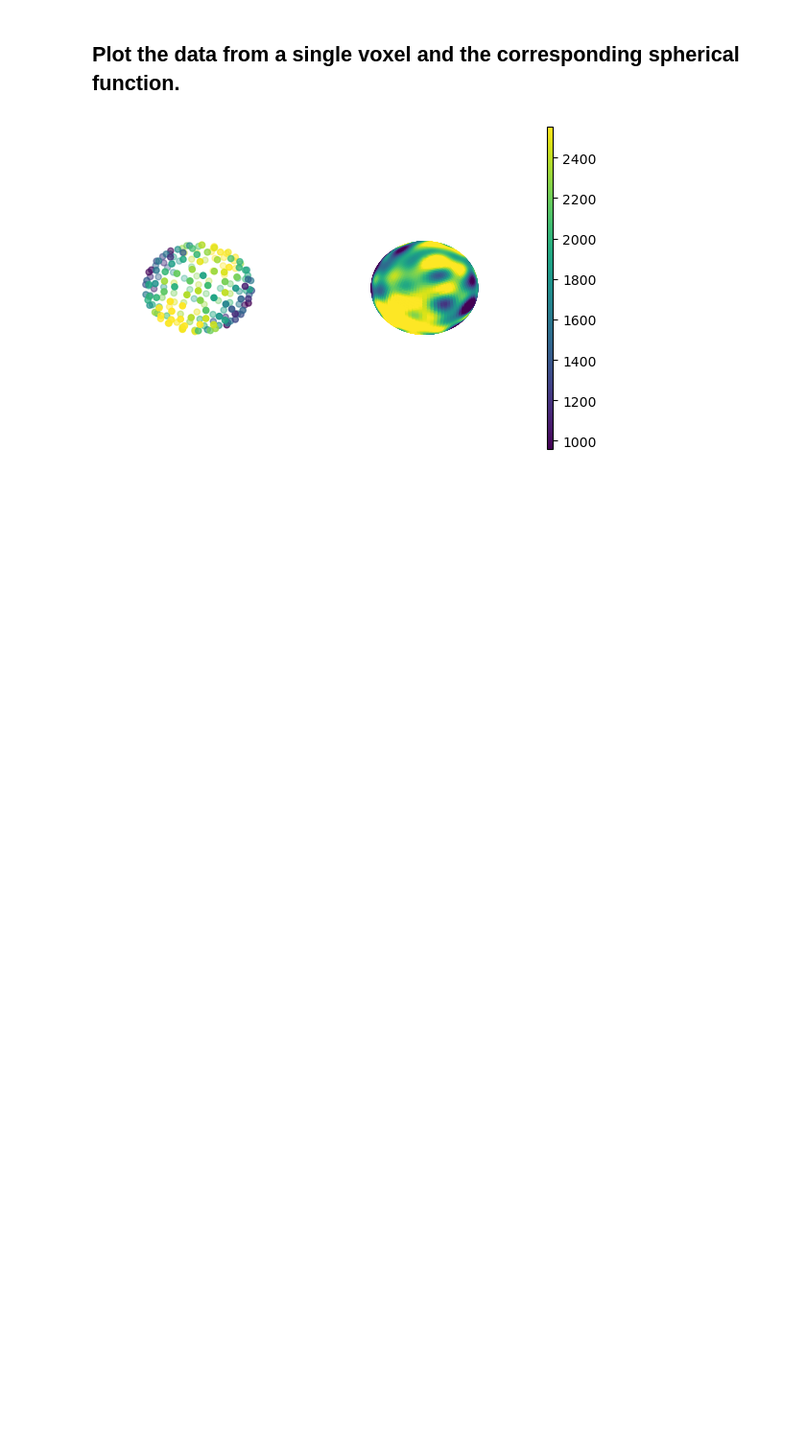
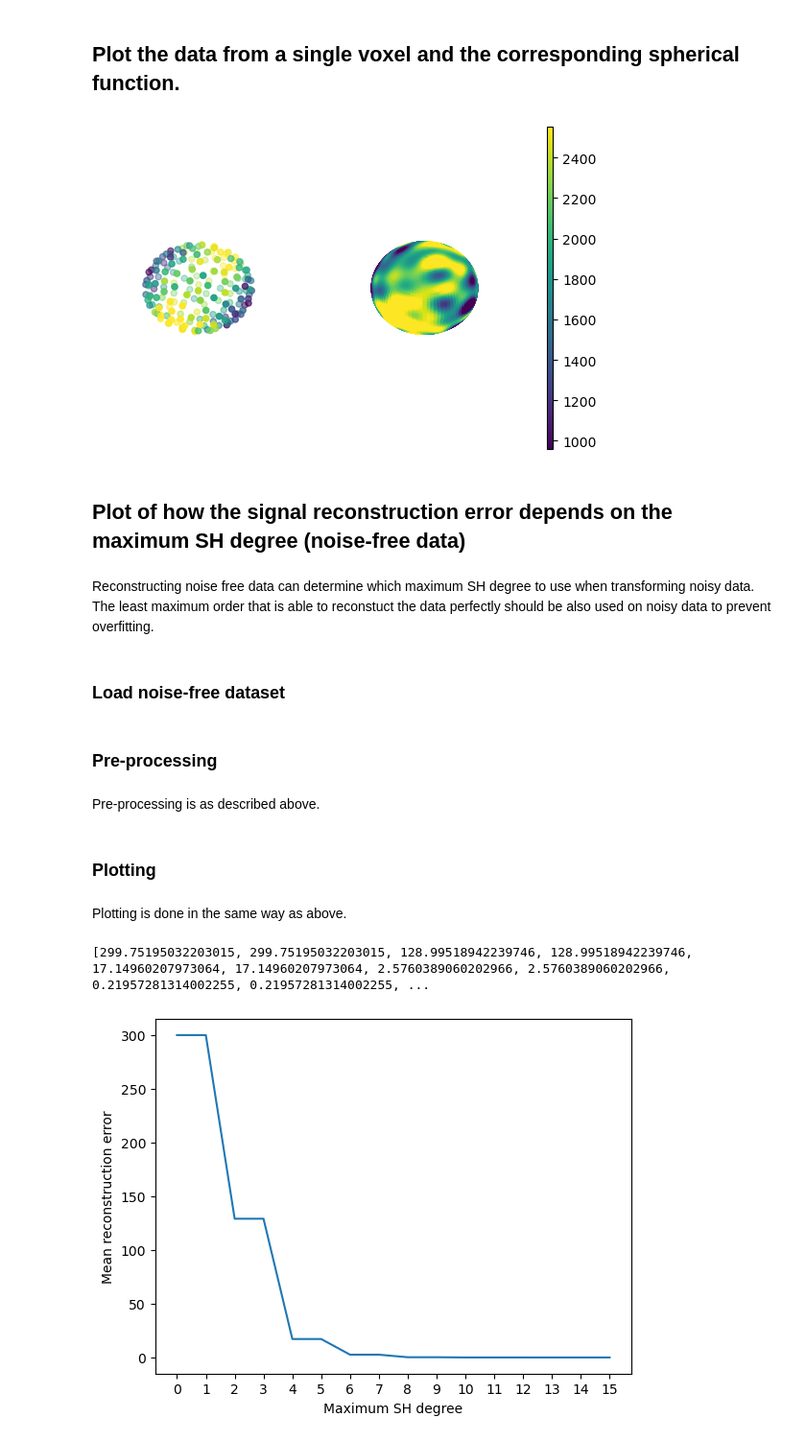
Before and after one commit to AlesRessler/AlesMScProject, a Jupyter notebook: 06 Spherical harmonics visualisation.ipynb, the cells around one changed output. Shown at 96% size. Cells and saved outputs as stored; diff of their text form; code cells hidden in the pictures; blank space fills up the shorter version.

```diff
--- a/06 Spherical harmonics visualisation.ipynb
+++ b/06 Spherical harmonics visualisation.ipynb
@@ -152,3 +152,72 @@ cbar = fig.colorbar(sm, ax=[ax,ax2], cax=cbar_ax)
 plt.show()
 # %% [output]
 [figure]
+# %% [markdown]
+## Plot of how the signal reconstruction error depends on the maximum SH degree (noise-free data)
+# %% [markdown]
+Reconstructing noise free data can determine which maximum SH degree to use when transforming noisy data. The least maximum order that is able to reconstuct the data perfectly should be also used on noisy data to prevent overfitting.
+# %% [markdown]
+### Load noise-free dataset
+# %%
+bvals, qhat, dwis = load_dt_simulated.load_dt_simulated_multiple_populations(number_of_data_points=90, b_value=1000, b_0_signal=3000, include_b_0=False, noise_standard_deviation=0, eigenvalues=[(0.00260348, 0.00026138, 0.00013102),(0.00026138, 0.00260348, 0.00013102)], eigenvectors=[None,None], fractions=[0.5,0.5], seed=1)
+# %% [markdown]
+### Pre-processing
+# %% [markdown]
+Pre-processing is as described above.
+# %%
+bvals, qhat, dwis = extend_dataset_with_origin_reflections(bvals, qhat, dwis)
+
+thetas, phis = convert_coords_from_cartesian_to_spherical(qhat)
+
+voxel = dwis
+# %% [markdown]
+### Plotting
+# %% [markdown]
+Plotting is done in the same way as above.
+# %%
+all_expansion_coefficients = []
+all_inverse_spherical_fourier_transforms = []
+
+all_design_matrices = []
+
+# Determines the number of values used for the maximum degree
+max_degree_upper_limit = 16
+
+for max_degree in range(max_degree_upper_limit):
+    design_matrix = get_design_matrix(max_degree = max_degree, number_of_samples=len(bvals), thetas=thetas, phis=phis)
+    all_design_matrices.append(design_matrix)
+    spherical_fourier_transform = get_spherical_fourier_transform(design_matrix)
+
+    expansion_coefficients = spherical_fourier_transform @ voxel
+    inverse_spherical_fourier_transform = get_inverse_spherical_fourier_transform(design_matrix)
+
+    all_expansion_coefficients.append(expansion_coefficients)
+    all_inverse_spherical_fourier_transforms.append(inverse_spherical_fourier_transform)
+
+all_reconstructed_signals = []
+
+for max_degree in range(max_degree_upper_limit):
+    reconstructed_signal = all_inverse_spherical_fourier_transforms[max_degree] @ all_expansion_coefficients[max_degree]
+    all_reconstructed_signals.append(reconstructed_signal)
+
+all_reconstruction_errors = []
+
+for max_degree in range(max_degree_upper_limit):
+    reconstruction_errors = voxel - all_reconstructed_signals[max_degree]
+    all_reconstruction_errors.append(reconstruction_errors)
+
+all_mean_reconstruction_errors = []
+
+for max_degree in range(max_degree_upper_limit):
+    mean_reconstruction_error = np.mean(np.absolute(all_reconstruction_errors[max_degree]))
+    all_mean_reconstruction_errors.append(mean_reconstruction_error)
+
+print(all_mean_reconstruction_errors)
+plt.plot(range(max_degree_upper_limit),all_mean_reconstruction_errors)
+plt.xticks(range(max_degree_upper_limit))
+plt.xlabel("Maximum SH degree")
+plt.ylabel("Mean reconstruction error")
+plt.show()
+# %% [output]
+[299.75195032203015, 299.75195032203015, 128.99518942239746, 128.99518942239746, 17.14960207973064, 17.14960207973064, 2.5760389060202966, 2.5760389060202966, 0.21957281314002255, 0.21957281314002255, ...
+[figure, added]
```
Also changed, not shown: parts of 4 cells of this notebook.
